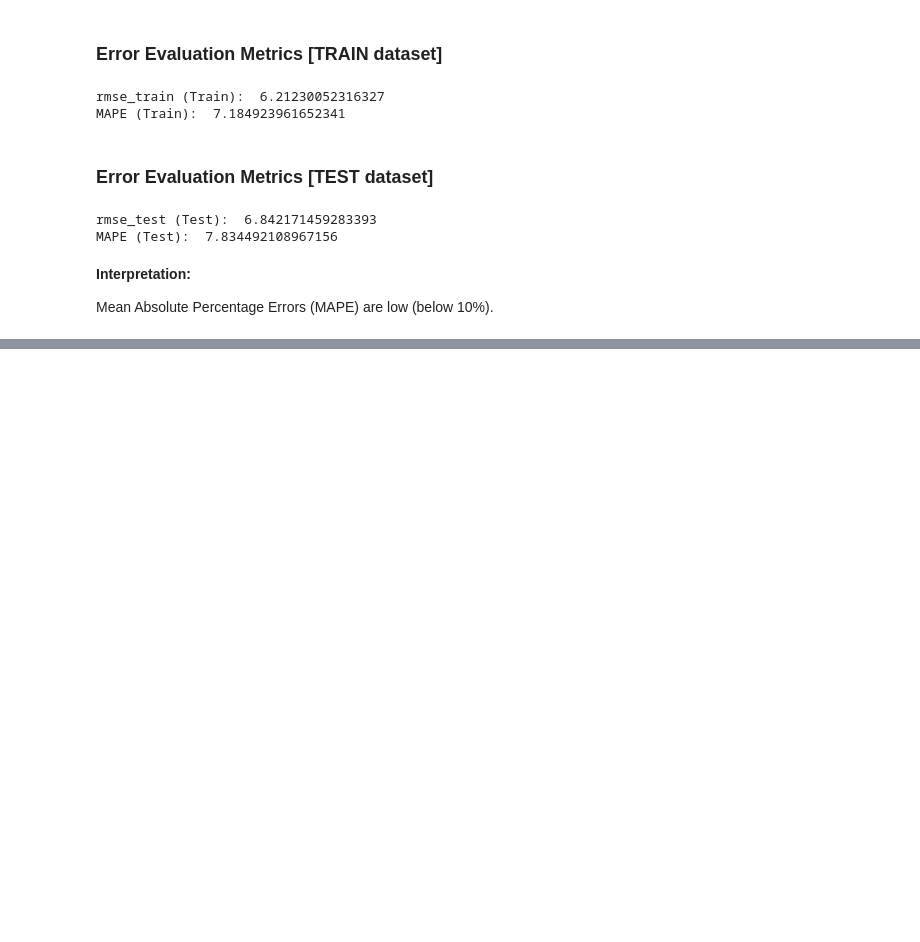
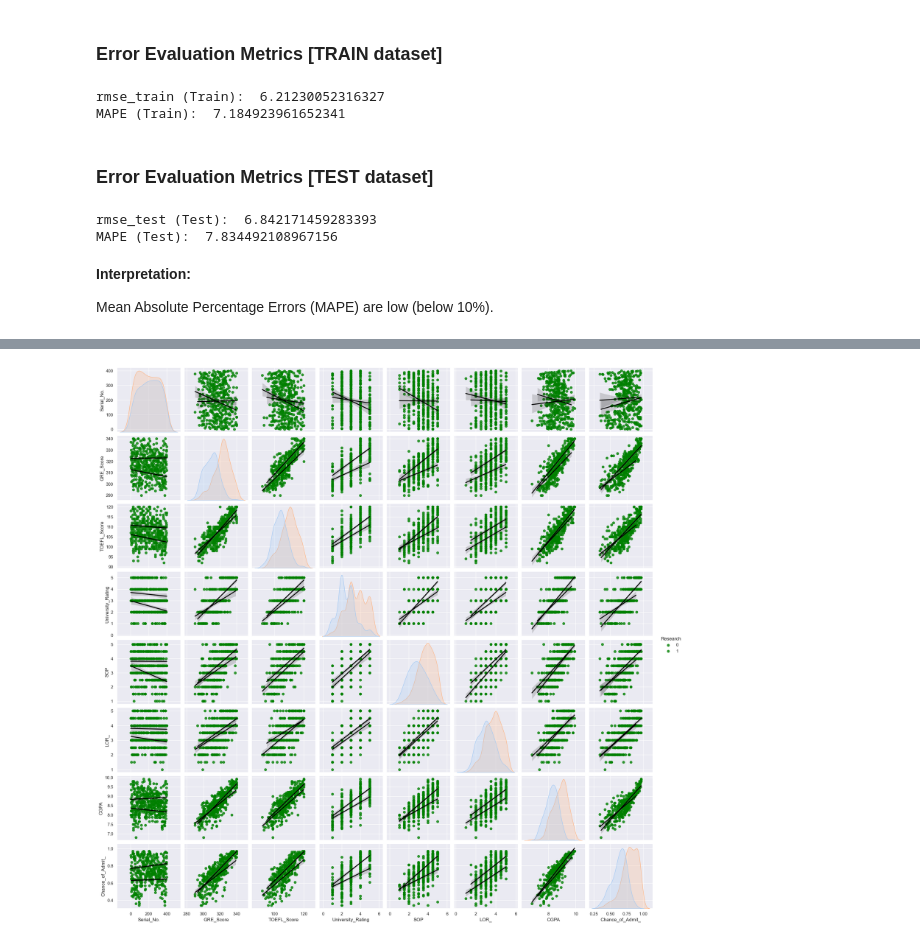
Before and after one commit to LCM-org/group6_advPython, a Jupyter notebook: multiple lr - admissions 20230215.ipynb, the cells around one changed output, grey strips where cells are left out. Drawn from its saved outputs; the diff is of its cells as text; code cells hidden in the pictures; blank space fills up the shorter version.

```diff
--- a/multiple lr - admissions 20230215.ipynb
+++ b/multiple lr - admissions 20230215.ipynb
@@ -564,0 +542,6 @@ Mean Absolute Percentage Errors (MAPE) are low (below 10%).
+# %%
+# https://towardsdatascience.com/seaborn-pairplot-enhance-your-data-understanding-with-a-single-plot-bf2f44524b22#:~:text=The%20Seaborn%20Pairplot%20allows%20us,to%20become%20familiar%20with%20it.
+sns.pairplot(model_data, diag_kind='kde',diag_kws={'color':'red'}, kind='reg',plot_kws={'line_kws':{'color':'black'},'color':'green'},hue='Research',)
+plt.show()
+# %% [output]
+[figure, added]
```
Also changed, not shown: parts of 12 cells of this notebook.
